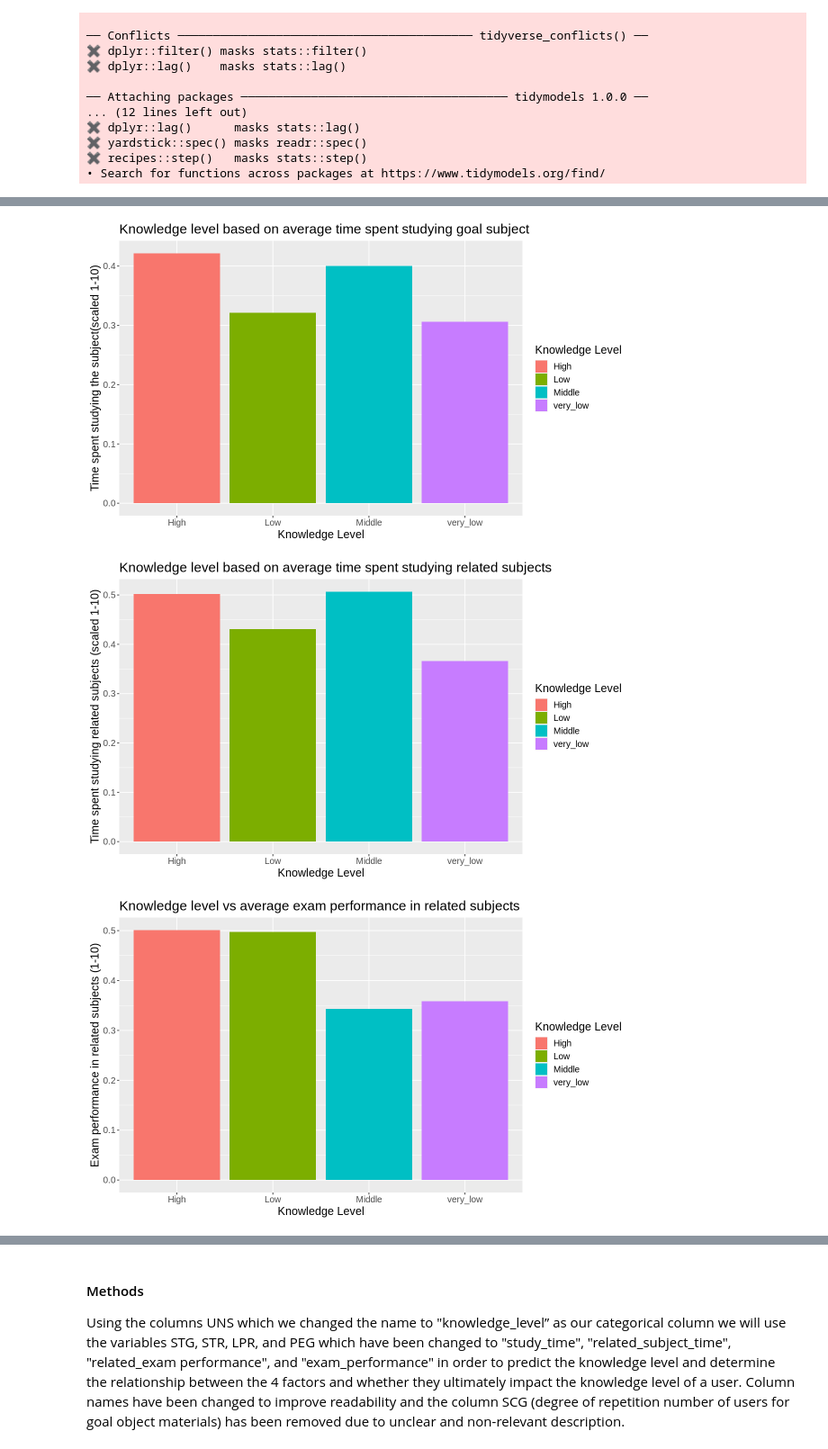
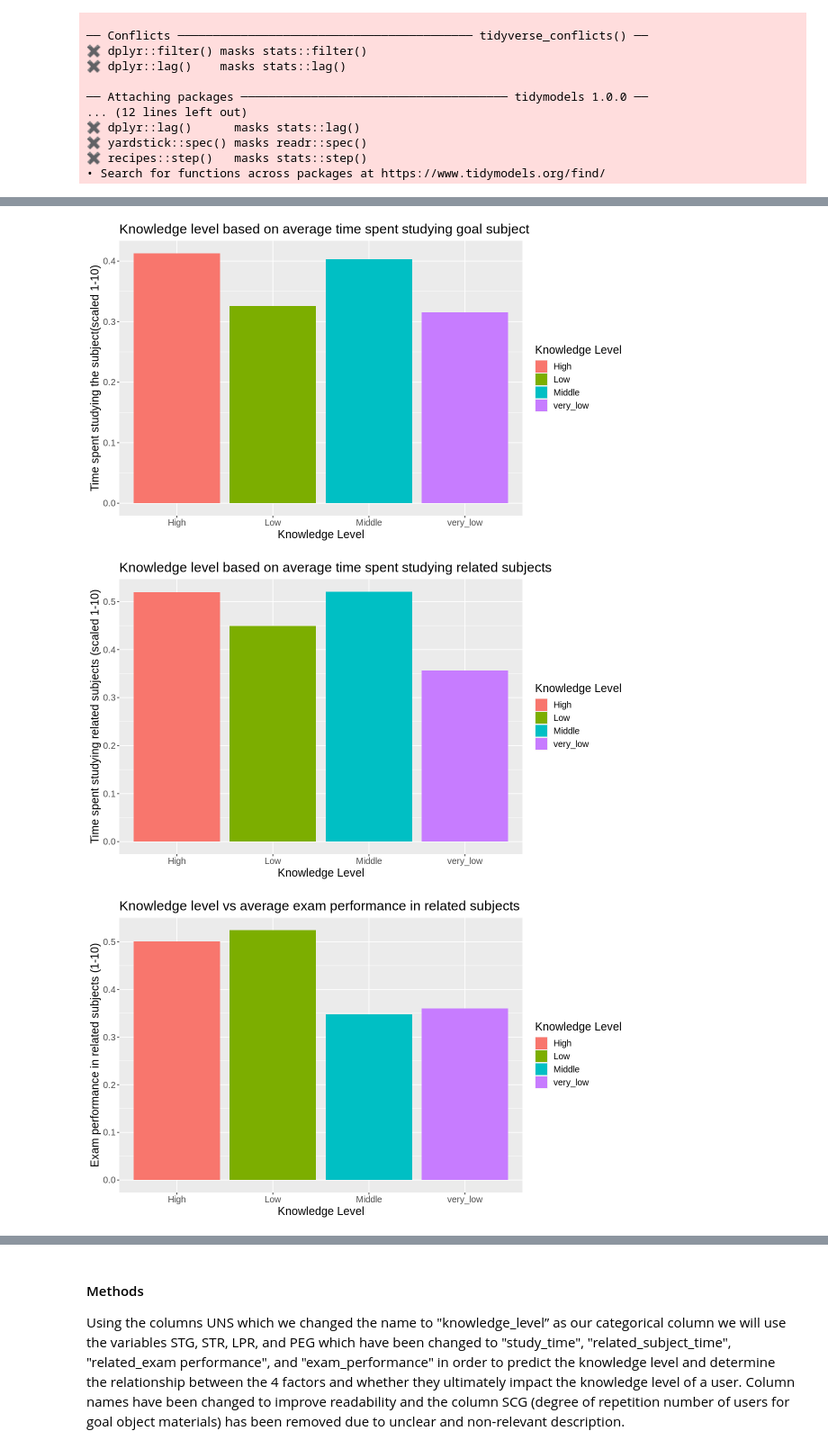
Before and after one commit to maywilsdon/dsci-100-2023s1-group-20, a Jupyter notebook: proposal.ipynb, the cells around one changed output, grey strips where cells are left out. Shown: that part at 90% size. Drawn from its saved outputs; the diff is of its cells as text; code cells hidden in the pictures.

```diff
--- a/proposal.ipynb
+++ b/proposal.ipynb
@@ -34,7 +34,7 @@ set.seed(7)
 # %%
 # reading data frame into R, and cleaning and wrangling data into tidy format
 
-student_data <- read_excel("data/Data_User_Modeling_Dataset_Hamdi Tolga KAHRAMAN.xls", sheet = 2) |>
+student_data <- read_csv("https://raw.githubusercontent.com/maywilsdon/dsci-100-2023s1-group-20/main/data/Data_User_Modeling_Dataset_Hamdi%20Tolga%20KAHRAMAN%20(2).csv")|>
     select(STG:UNS) |>
     select(-SCG) |>
     mutate(UNS = as.factor(UNS))
@@ -77,13 +86,13 @@ student_test <- testing(student_split)
 # predict the student knowledge_level class (High, Low, Middle, or very_low)
 # count knowledge levels of training data into table
 
-student_average <- student_data |>
+student_average <- student_train |>
     group_by(knowledge_level) |>
     summarize(across(study_time:exam_performance, mean)) |>
     mutate(exam_performance_percentage = exam_performance * 100)
 student_average
 
-student_count <- student_data |>
+student_count <- student_train |>
     group_by(knowledge_level) |>
     summarize(count = n())
 student_count
@@ -121,10 +130,10 @@ A tibble: 4 × 2
 options(repr.plot.width=10, repr.plot.height=6)
 
 plot_exam_perf <- student_average |>
-    ggplot(aes(x = knowledge_level, y = exam_performance, fill = knowledge_level)) +
+    ggplot(aes(x = knowledge_level, y = exam_performance_percentage, fill = knowledge_level)) +
     geom_bar(stat = "identity") +
     labs(x = "Knowledge Level",
-         y = "Student exam performance (scaled 1-10)",
+         y = "Student exam performance (as a percentage)",
         fill = "Knowledge Level") +
     ggtitle("Knowledge level vs average student exam performance in goal subject") +
      theme(text = element_text(size = 15))
@@ -164,3 +173,3 @@ plot_rel_exam_perf
-[figure, old version]
+[figure, new version]
-[figure, old version]
+[figure, new version]
-[figure, old version]
+[figure, new version]
```
Also changed, not shown: parts of 4 cells of this notebook.
